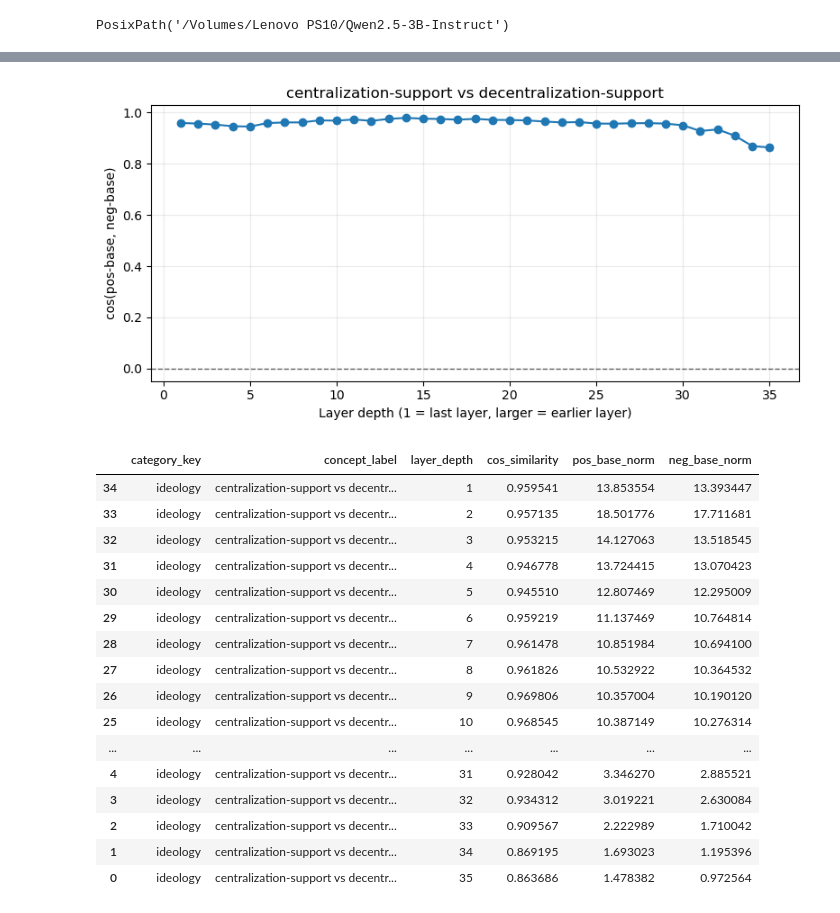
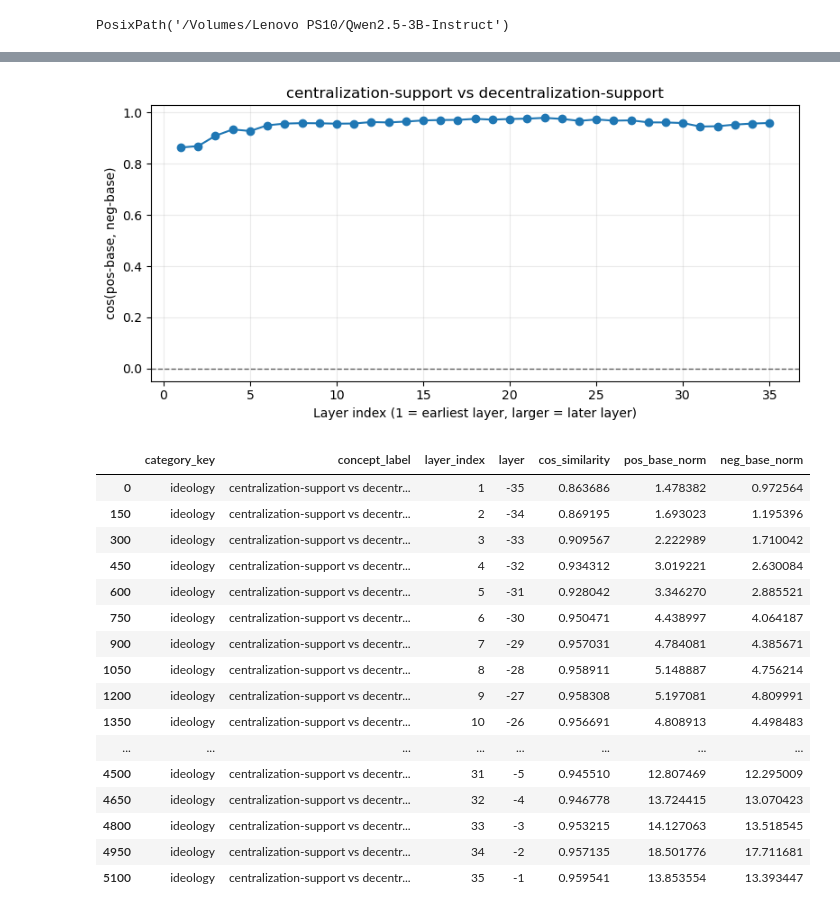
Before and after one commit to daniel-xinming-wang/Contrastive-Concept, a Jupyter notebook: cos_sim.ipynb, the cells around one changed output, grey strips where cells are left out. Cells and saved outputs as stored; diff of their text form; code cells hidden in the pictures.

```diff
--- a/cos_sim.ipynb
+++ b/cos_sim.ipynb
@@ -23,6 +23,11 @@ def cosine_similarity(a: np.ndarray, b: np.ndarray) -> float:
     if denom == 0:
         return np.nan
     return float(np.dot(a, b) / denom)
+
+
+def layer_index_map(layers: list[int]) -> dict[int, int]:
+    """Map stored layer ids to normal model order: 1 = earliest, max = latest."""
+    return {layer: idx for idx, layer in enumerate(sorted(layers), start=1)}
 
 
 def parse_pair_dir(pair_dir: Path) -> dict:
@@ -67,6 +72,7 @@ def build_steering_results(root: Path):
     for pair_info in iter_pair_infos(root):
         pair_dir = pair_info['pair_dir']
         pair_slug = pair_info['pair_slug']
+        layer_to_index = layer_index_map(pair_info['layers'])
         steering_vectors[pair_slug] = {}
 
         for layer in sorted(pair_info['layers']):
@@ -79,6 +85,7 @@ def build_steering_results(root: Path):
             cos_sim = cosine_similarity(pos_minus_base, neg_minus_base)
 
             steering_vectors[pair_slug][layer] = {
+                'layer_index': layer_to_index[layer],
                 'pos_minus_base': pos_minus_base,
                 'neg_minus_base': neg_minus_base,
             }
@@ -91,7 +98,8 @@ def build_steering_results(root: Path):
                 'positive_concept': pair_info['positive_concept'],
                 'negative_concept': pair_info['negative_concept'],
                 'layer': layer,
-                'layer_depth': -layer,
+                'layer_index': layer_to_index[layer],
+                'n_layers': len(pair_info['layers']),
                 'n_positive': positive.shape[0],
                 'n_base': base.shape[0],
                 'n_negative': negative.shape[0],
@@ -101,21 +109,21 @@ def build_steering_results(root: Path):
                 'cos_similarity': cos_sim,
             })
 
-    results_df = pd.DataFrame(rows).sort_values(['category_key', 'pair_slug', 'layer'])
+    results_df = pd.DataFrame(rows).sort_values(['layer_index', 'category_key', 'pair_slug'])
     return results_df.reset_index(drop=True), steering_vectors
 
 
 def plot_pair_cosine(results_df: pd.DataFrame, pair_slug: str, ax=None):
-    pair_df = results_df.loc[results_df['pair_slug'] == pair_slug].sort_values('layer')
+    pair_df = results_df.loc[results_df['pair_slug'] == pair_slug].sort_values('layer_index')
     if pair_df.empty:
         raise ValueError(f'Unknown pair_slug: {pair_slug}')
 
     if ax is None:
         _, ax = plt.subplots(figsize=(8, 4))
 
-    ax.plot(pair_df['layer_depth'], pair_df['cos_similarity'], marker='o', linewidth=1.5)
+    ax.plot(pair_df['layer_index'], pair_df['cos_similarity'], marker='o', linewidth=1.5)
     ax.axhline(0.0, color='black', linewidth=1, linestyle='--', alpha=0.6)
-    ax.set_xlabel('Layer depth (1 = last layer, larger = earlier layer)')
+    ax.set_xlabel('Layer index (1 = earliest layer, larger = later layer)')
     ax.set_ylabel('cos(pos-base, neg-base)')
     ax.set_title(pair_df['concept_label'].iloc[0])
     ax.grid(alpha=0.25)
@@ -127,7 +135,7 @@ def make_cosine_heatmap(results_df: pd.DataFrame, category_key: str | None = Non
     if category_key is not None:
         subset = subset.loc[subset['category_key'] == category_key]
 
-    heatmap_df = subset.pivot(index='concept_label', columns='layer_depth', values='cos_similarity')
+    heatmap_df = subset.pivot(index='concept_label', columns='layer_index', values='cos_similarity')
     heatmap_df = heatmap_df.reindex(sorted(heatmap_df.columns), axis=1)
 
     fig, ax = plt.subplots(figsize=figsize)
@@ -136,7 +144,7 @@ def make_cosine_heatmap(results_df: pd.DataFrame, category_key: str | None = Non
     ax.set_xticklabels(heatmap_df.columns)
     ax.set_yticks(range(len(heatmap_df.index)))
     ax.set_yticklabels(heatmap_df.index)
-    ax.set_xlabel('Layer depth (1 = last layer)')
+    ax.set_xlabel('Layer index (1 = earliest layer, larger = later layer)')
     ax.set_ylabel('Concept pair')
     ax.set_title('cos(pos-base, neg-base)' if category_key is None else f'{category_key}: cos(pos-base, neg-base)')
     fig.colorbar(im, ax=ax, shrink=0.8)
@@ -254,37 +245,38 @@ make_cosine_heatmap(results_df, figsize=(14, 24));
 # %%
 pair_slug = results_df['pair_slug'].iloc[0]
 pair_slug
 
 plot_pair_cosine(results_df, pair_slug)
 plt.tight_layout()
 plt.show()
 
 display(
     results_df.loc[results_df['pair_slug'] == pair_slug, [
         'category_key',
         'concept_label',
-        'layer_depth',
+        'layer_index',
+        'layer',
         'cos_similarity',
         'pos_base_norm',
         'neg_base_norm',
-    ]].sort_values('layer_depth')
+    ]].sort_values('layer_index')
 )
 # %% [output]
-[figure, old version]
+[figure, new version]
-|  | category_key | concept_label | layer_depth | cos_similarity | pos_base_norm | neg_base_norm |
-| 34 | ideology | centralization-support vs decentr... | 1 | 0.959541 | 13.853554 | 13.393447 |
-| 33 | ideology | centralization-support vs decentr... | 2 | 0.957135 | 18.501776 | 17.711681 |
-| 32 | ideology | centralization-support vs decentr... | 3 | 0.953215 | 14.127063 | 13.518545 |
-| 31 | ideology | centralization-support vs decentr... | 4 | 0.946778 | 13.724415 | 13.070423 |
-| 30 | ideology | centralization-support vs decentr... | 5 | 0.945510 | 12.807469 | 12.295009 |
-| 29 | ideology | centralization-support vs decentr... | 6 | 0.959219 | 11.137469 | 10.764814 |
-| 28 | ideology | centralization-support vs decentr... | 7 | 0.961478 | 10.851984 | 10.694100 |
-| 27 | ideology | centralization-support vs decentr... | 8 | 0.961826 | 10.532922 | 10.364532 |
-| 26 | ideology | centralization-support vs decentr... | 9 | 0.969806 | 10.357004 | 10.190120 |
-| 25 | ideology | centralization-support vs decentr... | 10 | 0.968545 | 10.387149 | 10.276314 |
-| ... | ... | ... | ... | ... | ... | ... |
-| 4 | ideology | centralization-support vs decentr... | 31 | 0.928042 | 3.346270 | 2.885521 |
-| 3 | ideology | centralization-support vs decentr... | 32 | 0.934312 | 3.019221 | 2.630084 |
-| 2 | ideology | centralization-support vs decentr... | 33 | 0.909567 | 2.222989 | 1.710042 |
-| 1 | ideology | centralization-support vs decentr... | 34 | 0.869195 | 1.693023 | 1.195396 |
-| 0 | ideology | centralization-support vs decentr... | 35 | 0.863686 | 1.478382 | 0.972564 |
+|  | category_key | concept_label | layer_index | layer | cos_similarity | pos_base_norm | neg_base_norm |
+| 0 | ideology | centralization-support vs decentr... | 1 | -35 | 0.863686 | 1.478382 | 0.972564 |
+| 150 | ideology | centralization-support vs decentr... | 2 | -34 | 0.869195 | 1.693023 | 1.195396 |
+| 300 | ideology | centralization-support vs decentr... | 3 | -33 | 0.909567 | 2.222989 | 1.710042 |
+| 450 | ideology | centralization-support vs decentr... | 4 | -32 | 0.934312 | 3.019221 | 2.630084 |
+| 600 | ideology | centralization-support vs decentr... | 5 | -31 | 0.928042 | 3.346270 | 2.885521 |
+| 750 | ideology | centralization-support vs decentr... | 6 | -30 | 0.950471 | 4.438997 | 4.064187 |
+| 900 | ideology | centralization-support vs decentr... | 7 | -29 | 0.957031 | 4.784081 | 4.385671 |
+| 1050 | ideology | centralization-support vs decentr... | 8 | -28 | 0.958911 | 5.148887 | 4.756214 |
+| 1200 | ideology | centralization-support vs decentr... | 9 | -27 | 0.958308 | 5.197081 | 4.809991 |
+| 1350 | ideology | centralization-support vs decentr... | 10 | -26 | 0.956691 | 4.808913 | 4.498483 |
+| ... | ... | ... | ... | ... | ... | ... | ... |
+| 4500 | ideology | centralization-support vs decentr... | 31 | -5 | 0.945510 | 12.807469 | 12.295009 |
+| 4650 | ideology | centralization-support vs decentr... | 32 | -4 | 0.946778 | 13.724415 | 13.070423 |
+| 4800 | ideology | centralization-support vs decentr... | 33 | -3 | 0.953215 | 14.127063 | 13.518545 |
+| 4950 | ideology | centralization-support vs decentr... | 34 | -2 | 0.957135 | 18.501776 | 17.711681 |
+| 5100 | ideology | centralization-support vs decentr... | 35 | -1 | 0.959541 | 13.853554 | 13.393447 |
```
Also changed, not shown: parts of 6 cells of this notebook, 8 other files.
